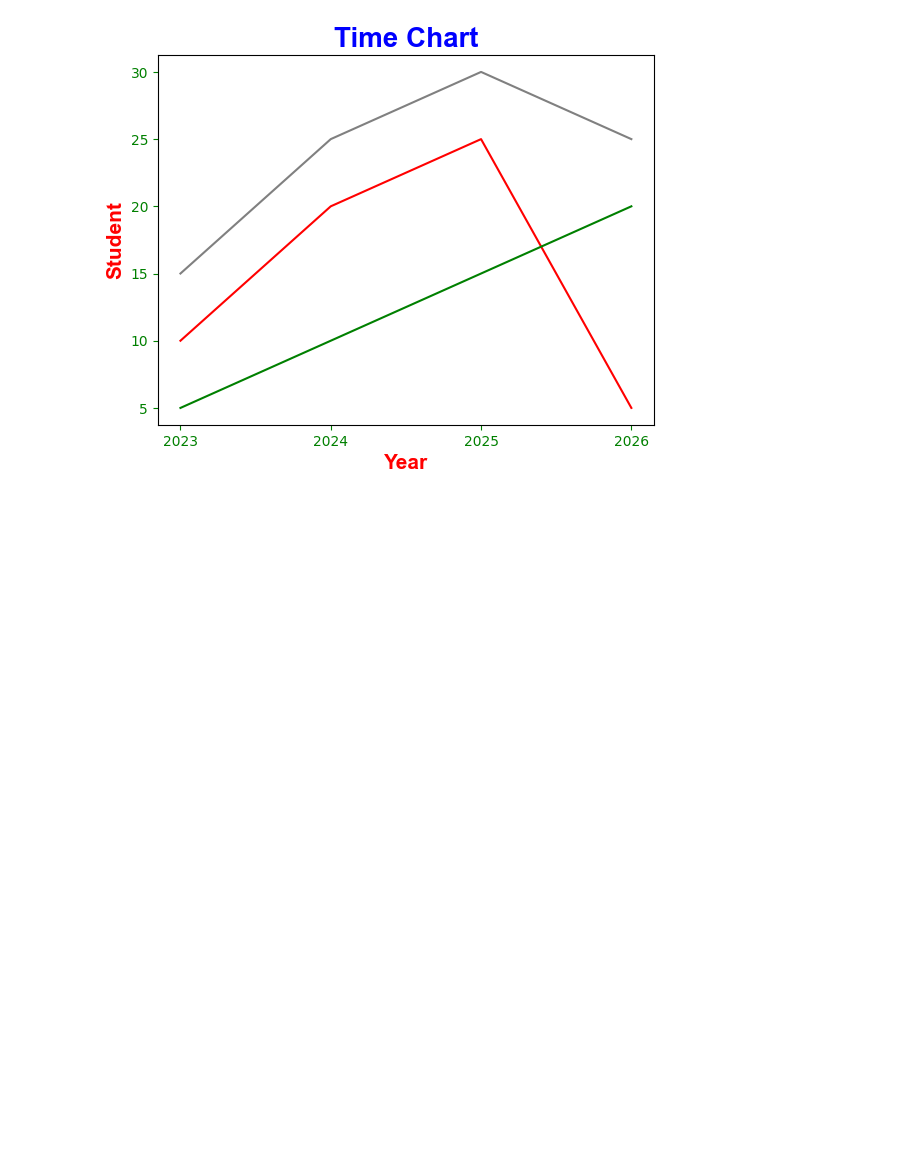
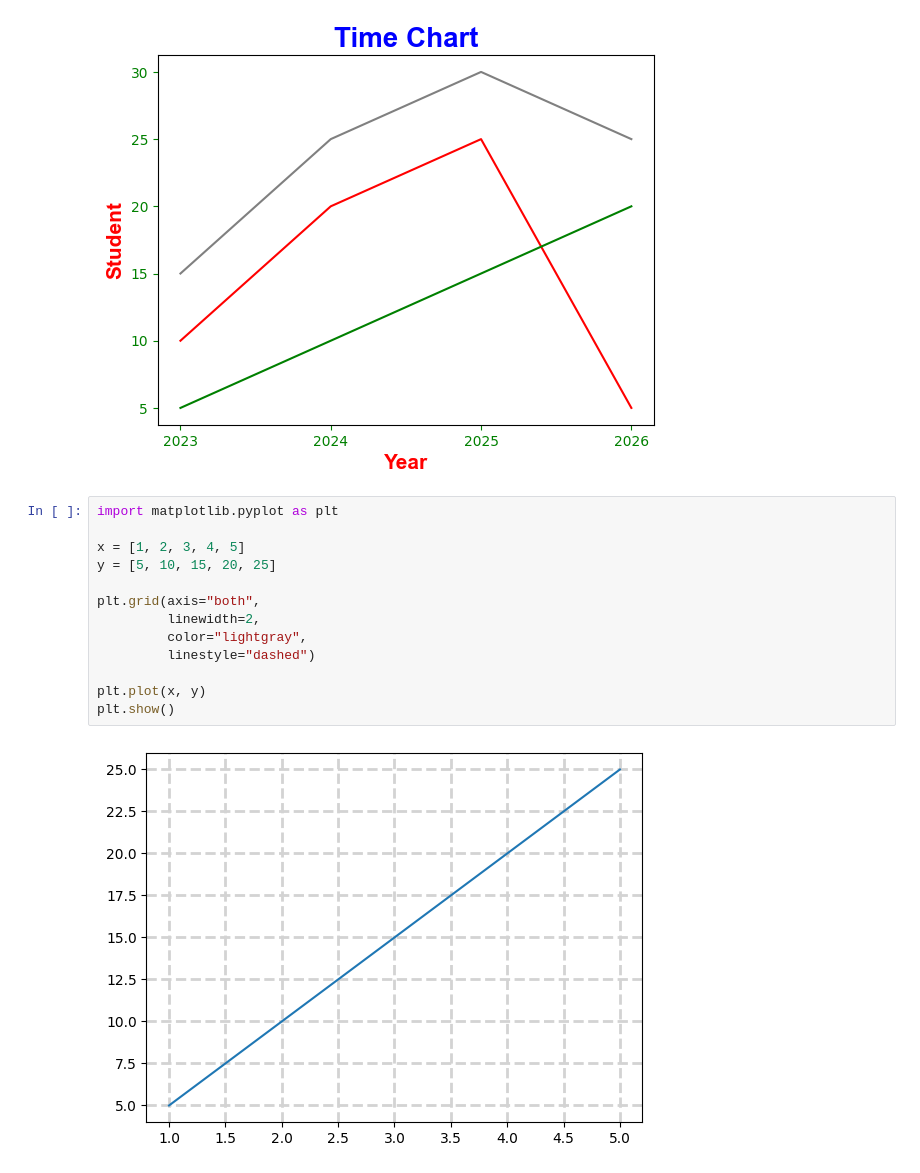
Before and after one commit to hasinduudara/Learn-Matplotlib, a Jupyter notebook: Matplotlib.ipynb, the cells around one changed output. Saved outputs shown, nothing was run; the diff lists cells and outputs as text; blank space fills up the shorter version.

```diff
--- a/Matplotlib.ipynb
+++ b/Matplotlib.ipynb
@@ -121,3 +121,18 @@ plt.xticks(x)
 plt.show()
 # %% [output]
 [figure]
+# %%
+import matplotlib.pyplot as plt
+
+x = [1, 2, 3, 4, 5]
+y = [5, 10, 15, 20, 25]
+
+plt.grid(axis="both",
+         linewidth=2,
+         color="lightgray",
+         linestyle="dashed")
+
+plt.plot(x, y)
+plt.show()
+# %% [output]
+[figure, added]
```
